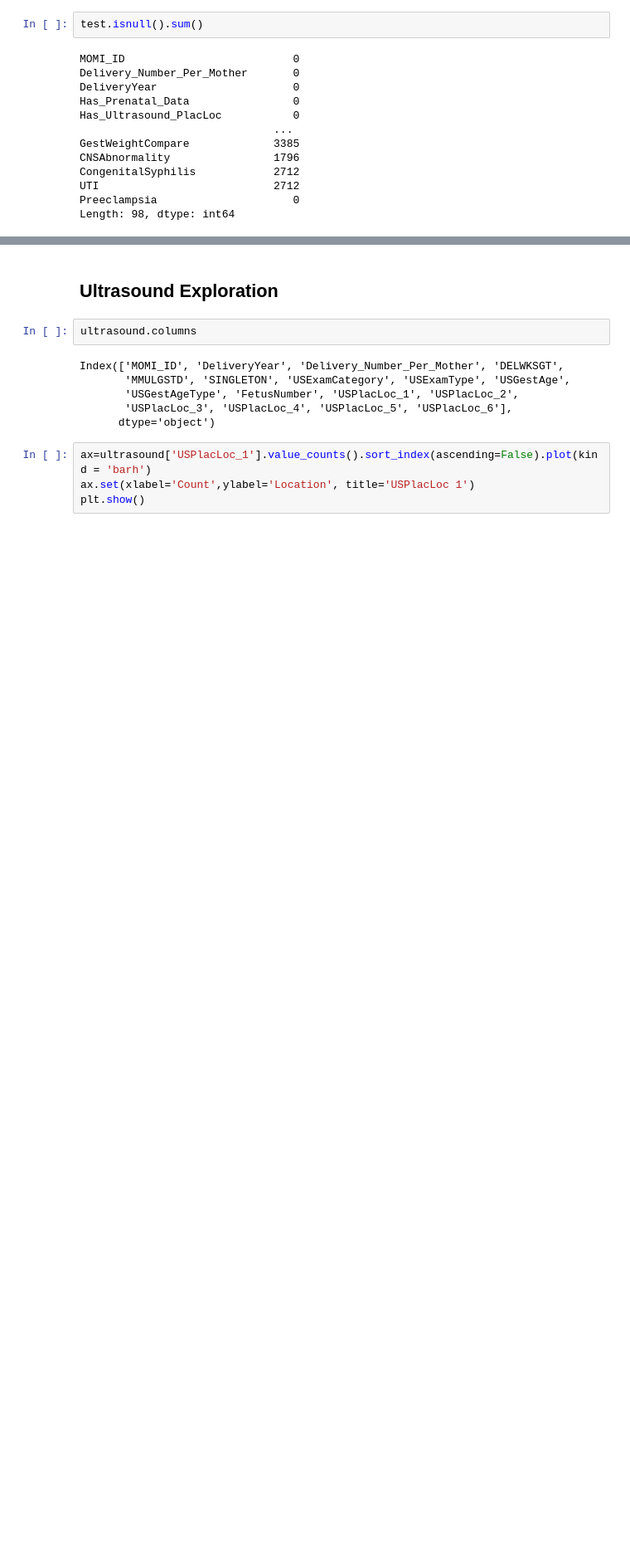
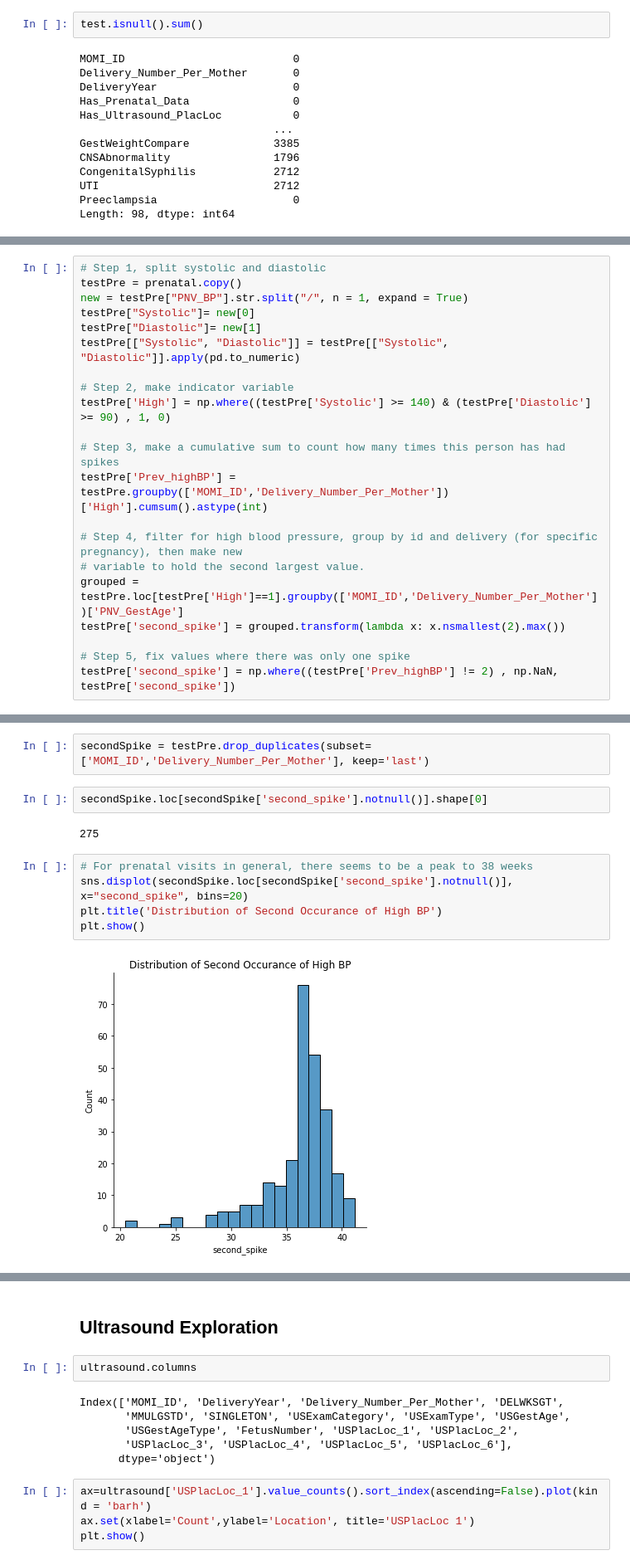
Before and after one commit to rachellb/Bennett_OUDSA5900, a Jupyter notebook: Descriptions/Momi_Descriptions.ipynb, the cells around one changed output, grey strips where cells are left out. Shown at 83% size. Cells and saved outputs as stored; diff of their text form; blank space fills up the shorter version.

Commit message:
Updating prenatal data to indicate preeclampsia

```diff
--- a/Descriptions/Momi_Descriptions.ipynb
+++ b/Descriptions/Momi_Descriptions.ipynb
@@ -2153,0 +2401,21 @@ Length: 98, dtype: int64
+# %%
+# Step 1, split systolic and diastolic
+testPre = prenatal.copy()
+new = testPre["PNV_BP"].str.split("/", n = 1, expand = True)
+testPre["Systolic"]= new[0]
+testPre["Diastolic"]= new[1]
+testPre[["Systolic", "Diastolic"]] = testPre[["Systolic", "Diastolic"]].apply(pd.to_numeric)
+
+# Step 2, make indicator variable
+testPre['High'] = np.where((testPre['Systolic'] >= 140) & (testPre['Diastolic'] >= 90) , 1, 0)
+
+# Step 3, make a cumulative sum to count how many times this person has had spikes
+testPre['Prev_highBP'] = testPre.groupby(['MOMI_ID','Delivery_Number_Per_Mother'])['High'].cumsum().astype(int)
+
+# Step 4, filter for high blood pressure, group by id and delivery (for specific pregnancy), then make new
+# variable to hold the second largest value.
+grouped = testPre.loc[testPre['High']==1].groupby(['MOMI_ID','Delivery_Number_Per_Mother'])['PNV_GestAge']
+testPre['second_spike'] = grouped.transform(lambda x: x.nsmallest(2).max())
+
+# Step 5, fix values where there was only one spike
+testPre['second_spike'] = np.where((testPre['Prev_highBP'] != 2) , np.NaN, testPre['second_spike'])
@@ -2153,0 +2438,13 @@ Length: 98, dtype: int64
+# %%
+secondSpike = testPre.drop_duplicates(subset=['MOMI_ID','Delivery_Number_Per_Mother'], keep='last')
+# %%
+secondSpike.loc[secondSpike['second_spike'].notnull()].shape[0]
+# %% [output]
+275
+# %%
+# For prenatal visits in general, there seems to be a peak to 38 weeks
+sns.displot(secondSpike.loc[secondSpike['second_spike'].notnull()], x="second_spike", bins=20)
+plt.title('Distribution of Second Occurance of High BP')
+plt.show()
+# %% [output]
+[figure, added]
```
Also changed, not shown: parts of 33 cells of this notebook.
